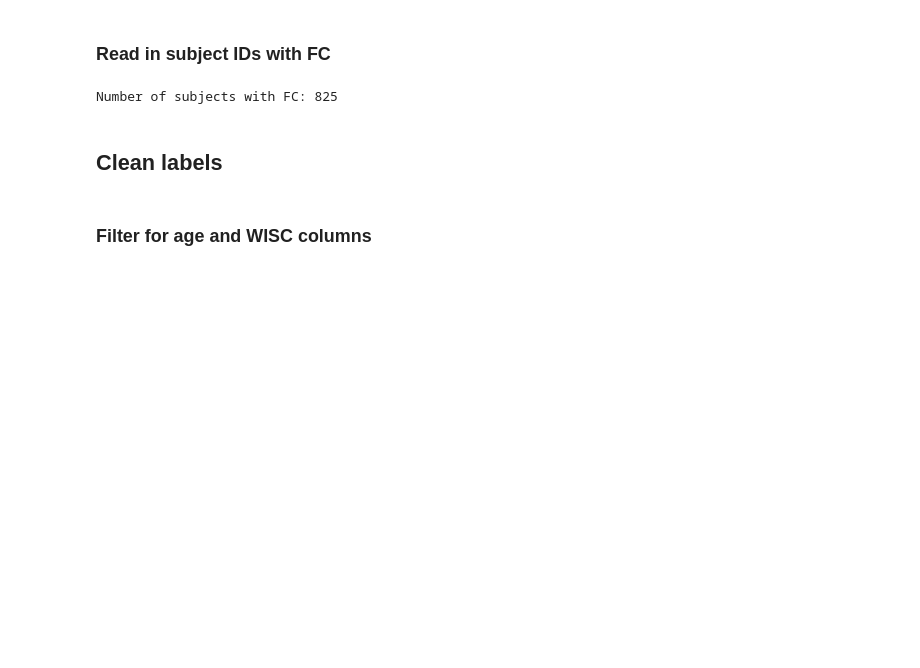
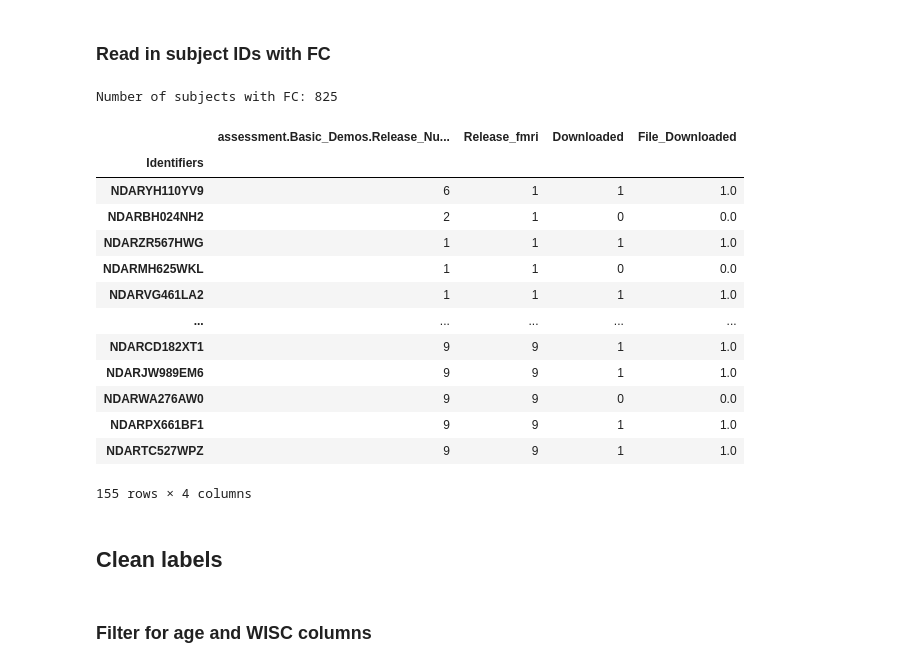
Before and after one commit to Brian-Pho/MSc_Research-Project, a Jupyter notebook: src/Supervised/Label Exploration.ipynb, the cells around one changed output. Cells and saved outputs as stored; diff of their text form; code cells hidden in the pictures; blank space fills up the shorter version.

Commit message:
Add download HBN subject snippets

```diff
--- a/src/Supervised/Label Exploration.ipynb
+++ b/src/Supervised/Label Exploration.ipynb
@@ -59,6 +59,42 @@ data = pd.DataFrame(data_subject_ids, columns=['subject_id']).set_index('subject
 print(f'Number of subjects with FC: {len(data_subject_ids)}')
 # %% [output]
 Number of subjects with FC: 825
+# %%
+from common.paths import BIOBANK_LABELS
+
+downloads = '/imaging3/owenlab/wilson/Healthy'
+
+temp = pd.read_csv(BIOBANK_LABELS + '/NoDiag_NoDL_Aug102021.csv').set_index('Identifiers')
+temp = temp.drop(columns='File_Downloaded')
+downloaded = [folder[4:] for folder in listdir(downloads) if folder.startswith("sub-")]
+b = [1 for i in range(0, len(downloaded))]
+downloaded = pd.DataFrame({'Identifiers': downloaded, 'File_Downloaded': b}).set_index('Identifiers')
+# c = temp.index.tolist()
+# for d in downloaded:
+#     if d not in c:
+#         print(d)
+# display(downloaded)
+# display(temp)
+
+merged = pd.merge(temp, downloaded, left_index=True, right_index=True, how='left')
+merged = merged.fillna(0, axis=1)
+display(merged)
+# merged.to_csv(BIOBANK_LABELS + '/NoDiag_NoDL_Aug102021.csv')
+# %% [output]
+|  | assessment.Basic_Demos.Release_Nu... | Release_fmri | Downloaded | File_Downloaded |
+| Identifiers |  |  |  |  |
+| NDARYH110YV9 | 6 | 1 | 1 | 1.0 |
+| NDARBH024NH2 | 2 | 1 | 0 | 0.0 |
+| NDARZR567HWG | 1 | 1 | 1 | 1.0 |
+| NDARMH625WKL | 1 | 1 | 0 | 0.0 |
+| NDARVG461LA2 | 1 | 1 | 1 | 1.0 |
+| ... | ... | ... | ... | ... |
+| NDARCD182XT1 | 9 | 9 | 1 | 1.0 |
+| NDARJW989EM6 | 9 | 9 | 1 | 1.0 |
+| NDARWA276AW0 | 9 | 9 | 0 | 0.0 |
+| NDARPX661BF1 | 9 | 9 | 1 | 1.0 |
+| NDARTC527WPZ | 9 | 9 | 1 | 1.0 |
+155 rows × 4 columns
 # %% [markdown]
 ## Clean labels
 # %% [markdown]
```
Also changed, not shown: parts of 1 cell of this notebook, 1 other file.
